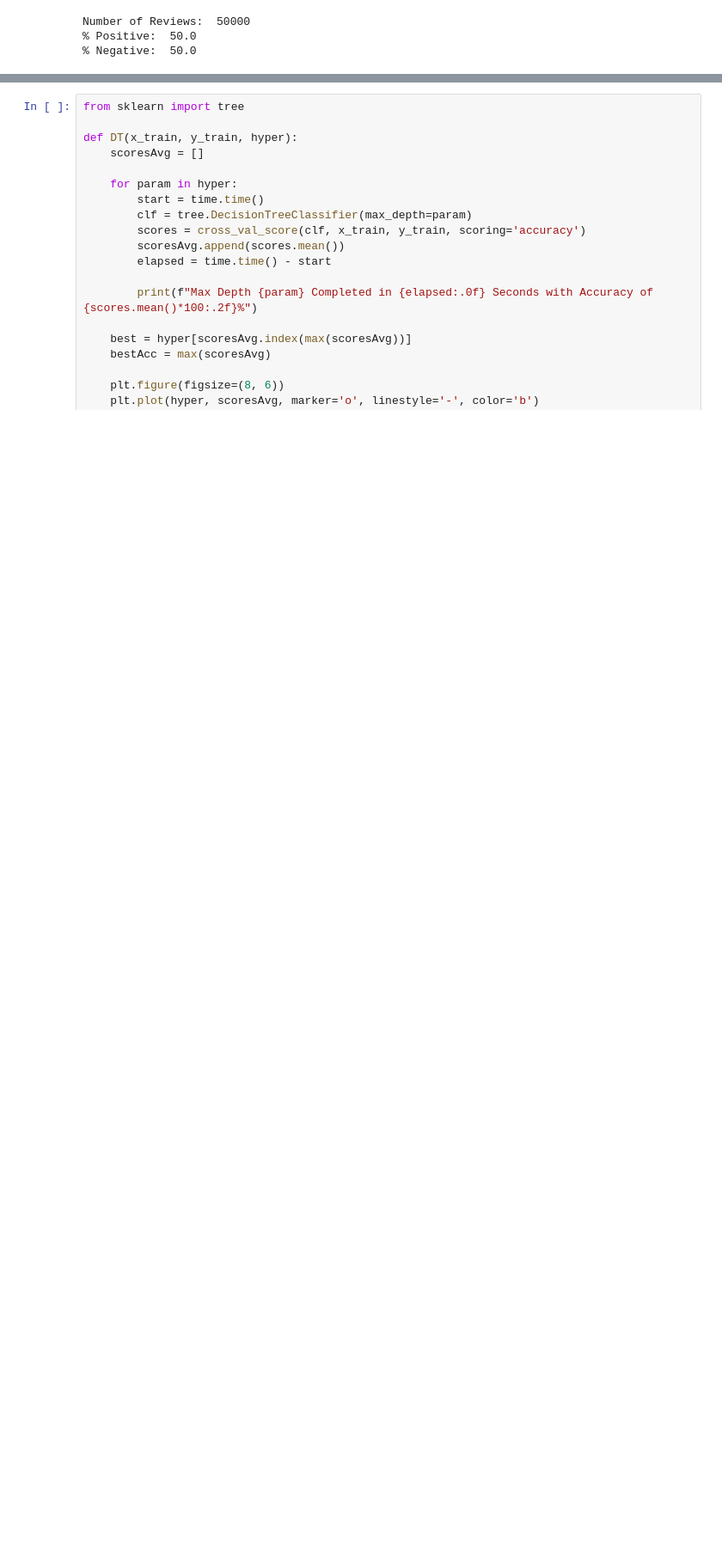
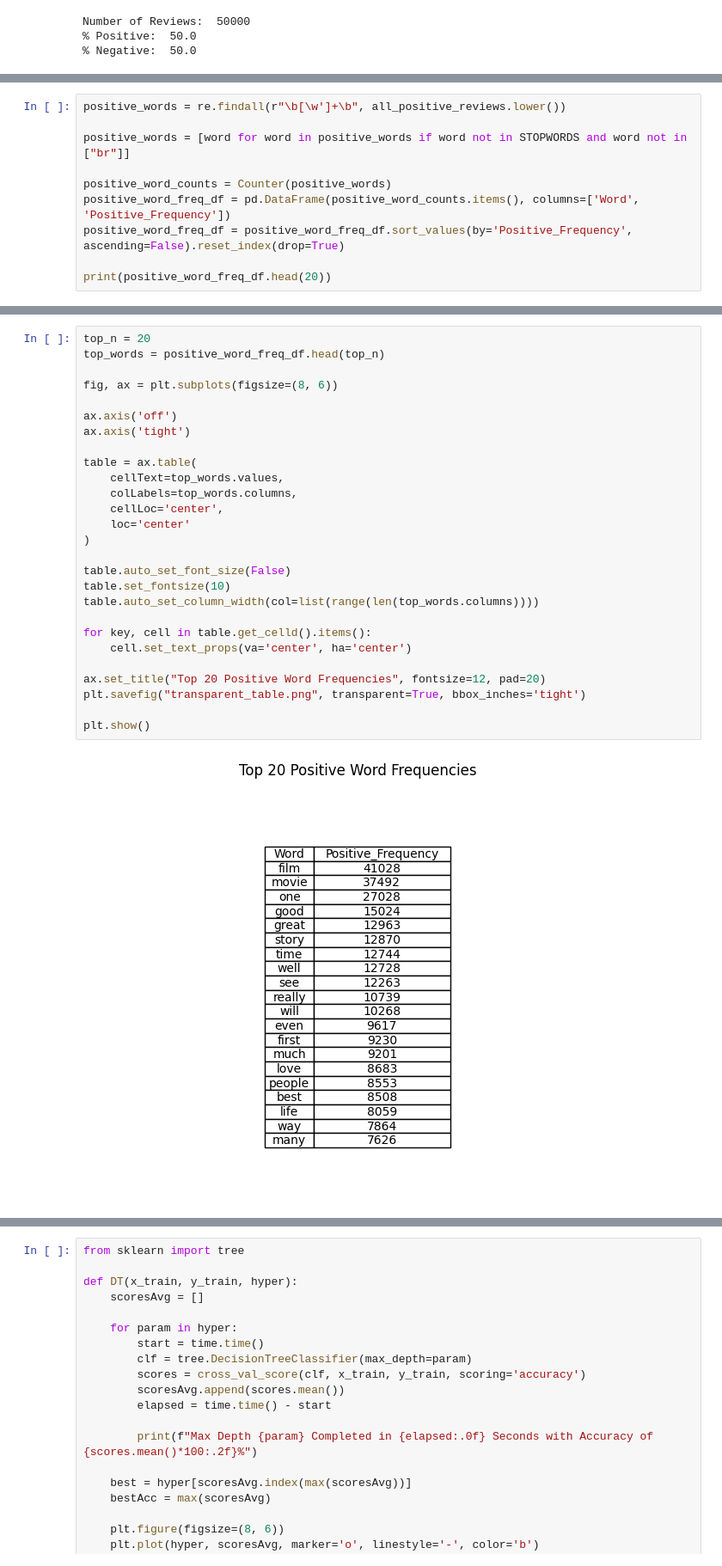
Before and after one commit to BoyceWhite/Data-Analysis-Project, a Jupyter notebook: main.ipynb, the cells around one changed output, grey strips where cells are left out. Shown at 86% size. Drawn from its saved outputs; the diff is of its cells as text; blank space fills up the shorter version.

```diff
--- a/main.ipynb
+++ b/main.ipynb
@@ -69,0 +133,10 @@ Number of Reviews:  50000
+# %%
+positive_words = re.findall(r"\b[\w']+\b", all_positive_reviews.lower())
+
+positive_words = [word for word in positive_words if word not in STOPWORDS and word not in ["br"]]
+
+positive_word_counts = Counter(positive_words)
+positive_word_freq_df = pd.DataFrame(positive_word_counts.items(), columns=['Word', 'Positive_Frequency'])
+positive_word_freq_df = positive_word_freq_df.sort_values(by='Positive_Frequency', ascending=False).reset_index(drop=True)
+
+print(positive_word_freq_df.head(20))
@@ -69,0 +161,29 @@ Number of Reviews:  50000
+# %%
+top_n = 20
+top_words = positive_word_freq_df.head(top_n)
+
+fig, ax = plt.subplots(figsize=(8, 6))
+
+ax.axis('off')
+ax.axis('tight')
+
+table = ax.table(
+    cellText=top_words.values,
+    colLabels=top_words.columns,
+    cellLoc='center',
+    loc='center'
+)
+
+table.auto_set_font_size(False)
+table.set_fontsize(10)
+table.auto_set_column_width(col=list(range(len(top_words.columns))))
+
+for key, cell in table.get_celld().items():
+    cell.set_text_props(va='center', ha='center')
+
+ax.set_title("Top 20 Positive Word Frequencies", fontsize=12, pad=20)
+plt.savefig("transparent_table.png", transparent=True, bbox_inches='tight')
+
+plt.show()
+# %% [output]
+[figure, added]
```
Also changed, not shown: parts of 13 cells of this notebook.
